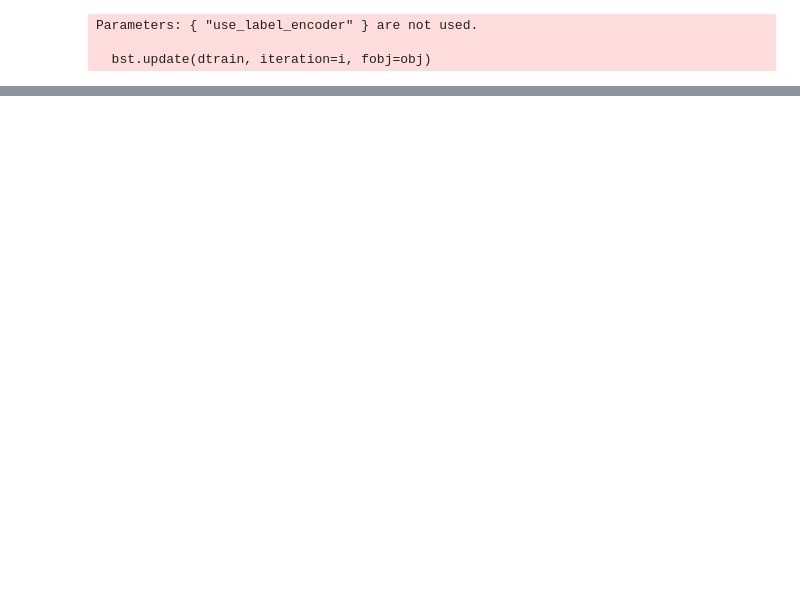
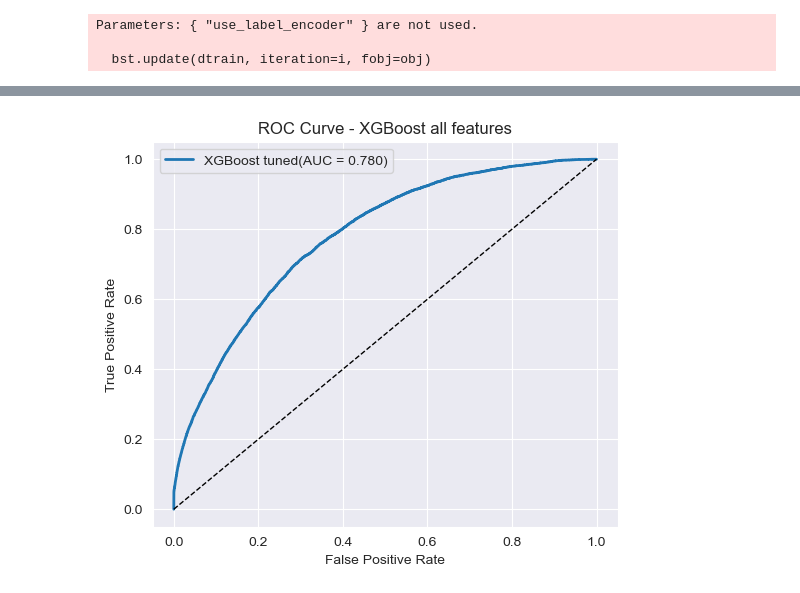
Before and after one commit to d1amondb0t/ift-6758-m1, a Jupyter notebook: notebooks/advanced_models.ipynb, the cells around one changed output, grey strips where cells are left out. Saved outputs shown, nothing was run; the diff lists cells and outputs as text; code cells hidden in the pictures; blank space fills up the shorter version.

```diff
--- a/notebooks/advanced_models.ipynb
+++ b/notebooks/advanced_models.ipynb
@@ -103,0 +107,2 @@ plt.show()
+# %%
+df2 = feature_engineering_two( years = range(2016, 2022))
@@ -103,0 +153,19 @@ plt.show()
+# %%
+
+
+X_train2, X_val2, y_train2, y_val2 = train_test_split(
+    X, y, test_size=0.2, random_state=42, stratify=y
+)
+
+#Standardize the numeric columns
+exclude_cols = ['shot_type', 'previous_event_name','rebound']
+num_cols = [
+    col for col in X_train2.columns
+    if col not in exclude_cols and X_train2[col].dtype in ['float64', 'int64']
+]
+scaler = StandardScaler()
+X_train2[num_cols] = scaler.fit_transform(X_train2[num_cols])
+X_val2[num_cols] = scaler.transform(X_val2[num_cols])
+X_train2 = adv.change_to_one_hot(X_train2, ['shot_type', 'previous_event_name'])
+X_val2 = adv.change_to_one_hot(X_val2, ['shot_type', 'previous_event_name'])
+X_train2.head(10)
@@ -103,0 +231,21 @@ plt.show()
+# %%
+
+from sklearn.metrics import roc_curve, roc_auc_score
+from sklearn.calibration import calibration_curve
+import matplotlib.pyplot as plt
+import pandas as pd
+
+#ROC Curve
+fpr, tpr, _ = roc_curve(y_val2, y_pred_proba)
+roc_auc = roc_auc_score(y_val2, y_pred_proba)
+
+plt.figure(figsize=(6, 5))
+plt.plot(fpr, tpr, label=f"XGBoost tuned(AUC = {roc_auc:.3f})", lw=2)
+plt.plot([0, 1], [0, 1], 'k--', lw=1)
+plt.xlabel("False Positive Rate")
+plt.ylabel("True Positive Rate")
+plt.title("ROC Curve - XGBoost all features")
+plt.legend()
+plt.show()
+# %% [output]
+[figure, added]
```
Also changed, not shown: parts of 19 cells of this notebook, 3 other files.
